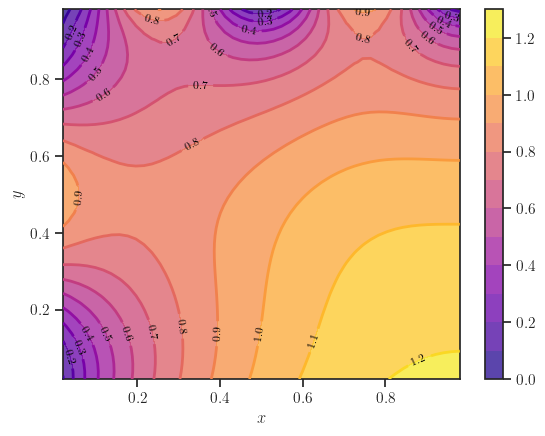
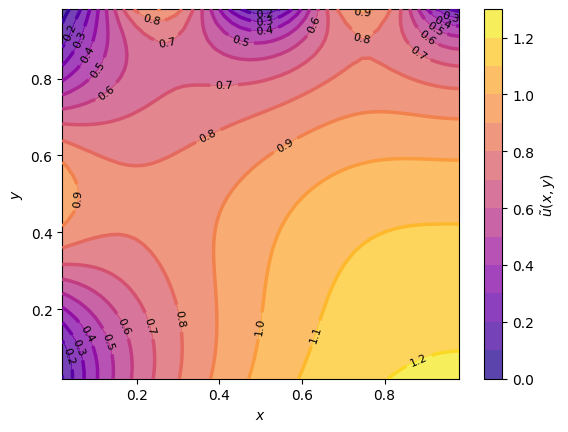
The notebook cell's code change between the first figure and the second:
--- before
+++ after
@@ -1,15 +1,15 @@
 plt.figure()
-
+colormap = 'plasma'
 # Smooth fill with many levels
-cf = plt.contourf(X, Y, U_ss, levels=12, cmap='plasma', alpha=0.75, zorder=1)
-plt.colorbar(cf)
-
+cf = plt.contourf(X, Y, U_ss, levels=12, cmap=colormap, alpha=0.75, zorder=1)
+plt.colorbar(cf, label=r'$\tilde{u}(x,y)$')
 # Contour lines colored by the colormap, drawn on top
-c = plt.contour(X, Y, U_ss, levels=12, cmap='plasma', linewidths=2, zorder=5)
-
+c = plt.contour(X, Y, U_ss, levels=12, cmap=colormap, linewidths=2.5, zorder=5)
 # Labels drawn on top of everything
 plt.clabel(c, inline=True, fontsize=8, fmt='%0.1f', zorder=10, colors='black')
-
 plt.xlabel(r'$x$')
 plt.ylabel(r'$y$')
+
+# Save figure
+plt.savefig('solution_contour.png', dpi=300)
 plt.show()

Commit: transient solution